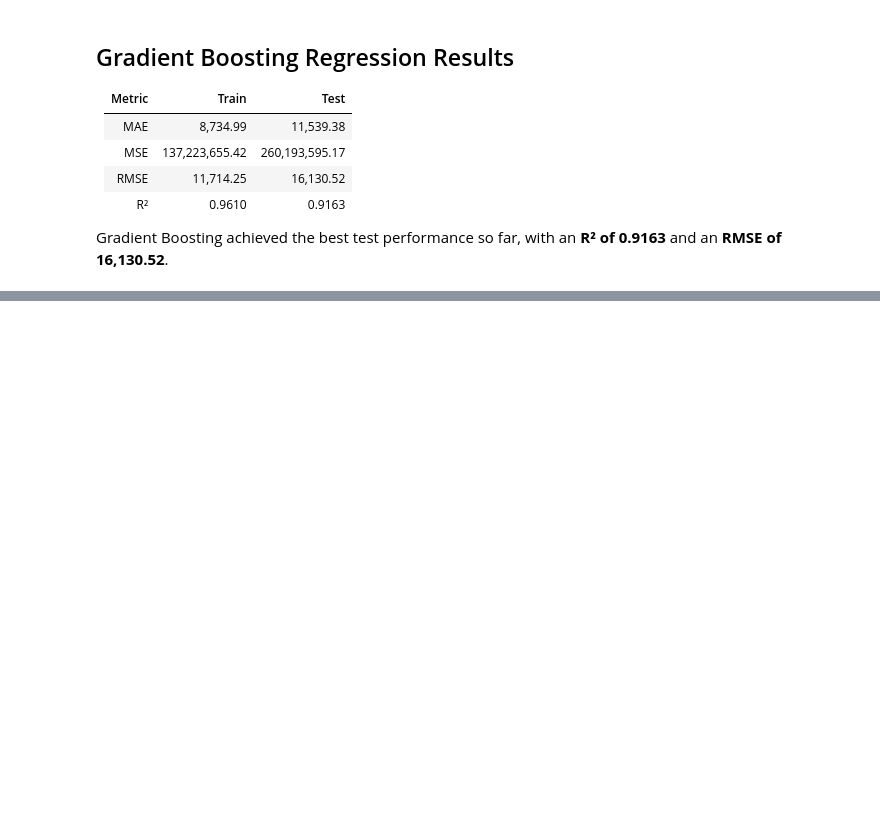
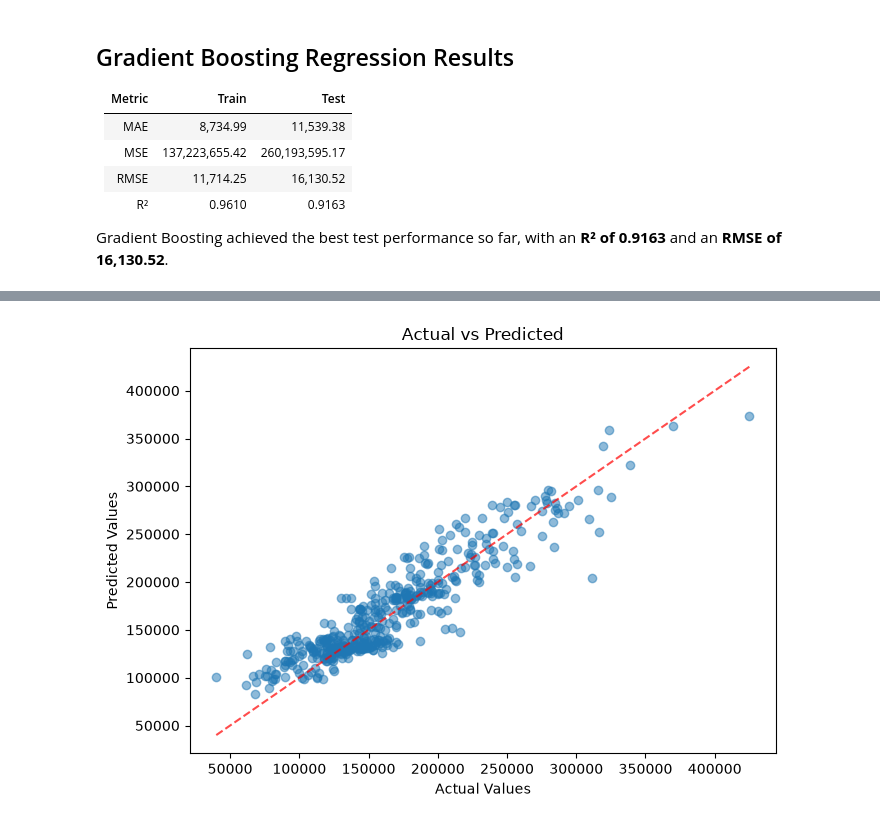
Before and after one commit to Mohamadzf23/ames-housing-price-prediction, a Jupyter notebook: src/ames_housing_price_prediction.ipynb, the cells around one changed output, grey strips where cells are left out. Cells and saved outputs as stored; diff of their text form; code cells hidden in the pictures; blank space fills up the shorter version.

```diff
--- a/src/ames_housing_price_prediction.ipynb
+++ b/src/ames_housing_price_prediction.ipynb
@@ -3116,0 +3159,5 @@ Gradient Boosting achieved the best test performance so far, with an **R² of 0.
+# %%
+
+plot_actual_vs_predicted(ada, X_test_scaled, y_test)
+# %% [output]
+[figure, added]
```
Also changed, not shown: parts of 8 cells of this notebook.
